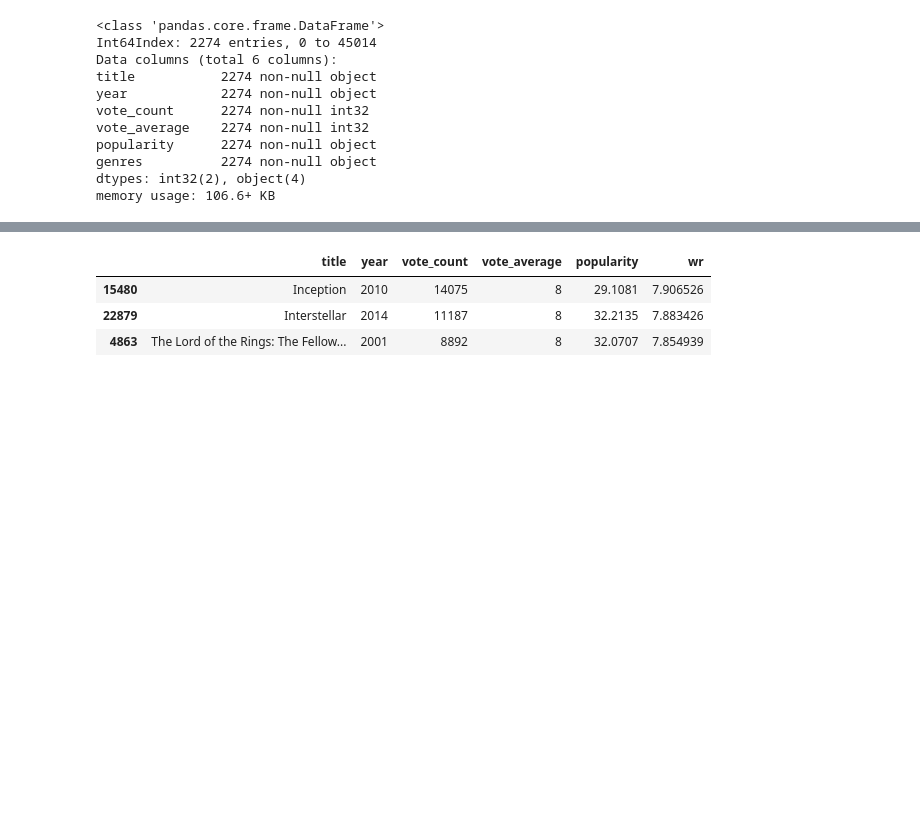
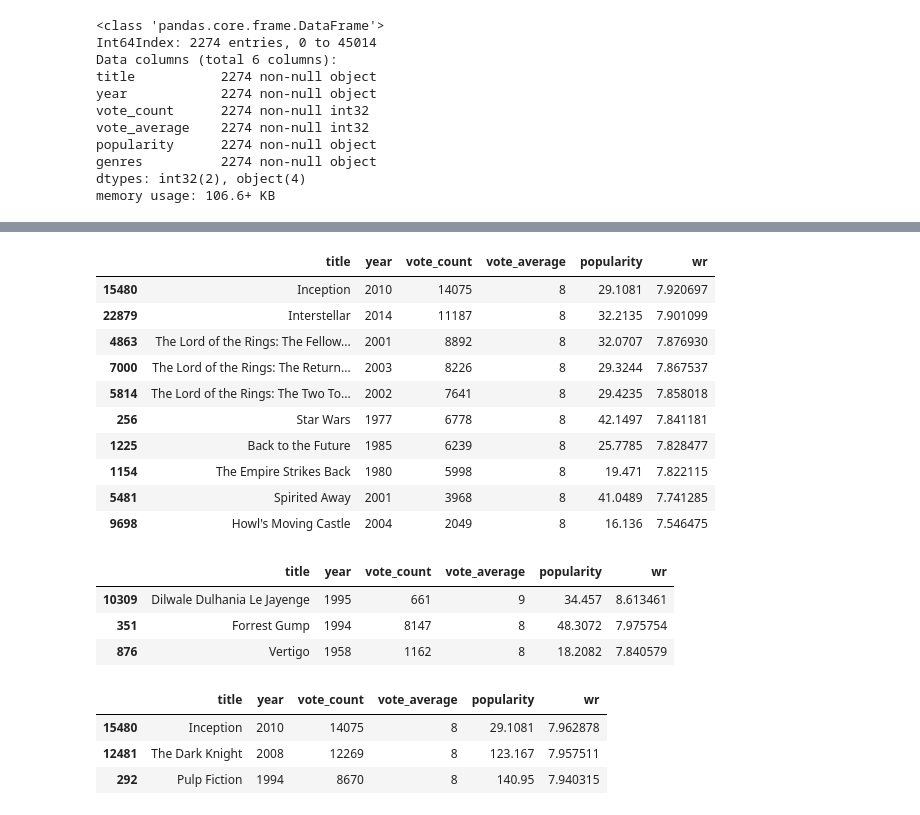
Before and after one commit to dl57934/CoAlert, a Jupyter notebook: sh_System/movieRecommaned/study2.ipynb, the cells around one changed output, grey strips where cells are left out. Saved outputs shown, nothing was run; the diff lists cells and outputs as text; code cells hidden in the pictures; blank space fills up the shorter version.

```diff
--- a/sh_System/movieRecommaned/study2.ipynb
+++ b/sh_System/movieRecommaned/study2.ipynb
@@ -151,9 +106,46 @@ Length: 91106, dtype: object
 # %%
-print(md['genres'].apply(lambda x: pd.Series(md['genres'])).stack().reset_index())
+s_gen = md.apply(lambda x: pd.Series(x['genres']), axis=1).stack().reset_index(level=1, drop=True)
+# %%
+s_gen.name = 'genres'
+s_gen = md.drop('genres', axis=1).join(s_gen)
+# %%
+def bar_chart(genres, percent=0.85):
+    df = s_gen[s_gen['genres'] == genres]
+    vote_count = df[df['vote_count'].notnull()]['vote_count']
+    vote_average = df[df['vote_average'].notnull()]['vote_average']
+    m = vote_count.quantile(percent)
+    c = vote_average.mean()
+    qualified = df[(df['vote_count'].notnull()) & (df['vote_count'] >= m) & df['vote_average'].notnull()][['title', 'year', 'vote_count', 'vote_average', 'popularity']]
+    qualified['vote_count'] = qualified['vote_count'].astype(int)
+    qualified['vote_average'] = qualified['vote_average'].astype(int)
+    qualified['wr'] = qualified.apply(lambda x: (x['vote_count']/(x['vote_count']+m) * x['vote_average']) + (m/(m+x['vote_count']) * c), axis=1)
+    qualified = qualified.sort_values('wr', ascending=False).head(250)
+    return qualified
 # %%
-chart_bar('Adventure').head(3)
+bar_chart('Adventure').head(10)
 # %% [output]
 |  | title | year | vote_count | vote_average | popularity | wr |
-| 15480 | Inception | 2010 | 14075 | 8 | 29.1081 | 7.906526 |
-| 22879 | Interstellar | 2014 | 11187 | 8 | 32.2135 | 7.883426 |
-| 4863 | The Lord of the Rings: The Fellow... | 2001 | 8892 | 8 | 32.0707 | 7.854939 |
+| 15480 | Inception | 2010 | 14075 | 8 | 29.1081 | 7.920697 |
+| 22879 | Interstellar | 2014 | 11187 | 8 | 32.2135 | 7.901099 |
+| 4863 | The Lord of the Rings: The Fellow... | 2001 | 8892 | 8 | 32.0707 | 7.876930 |
+| 7000 | The Lord of the Rings: The Return... | 2003 | 8226 | 8 | 29.3244 | 7.867537 |
+| 5814 | The Lord of the Rings: The Two To... | 2002 | 7641 | 8 | 29.4235 | 7.858018 |
+| 256 | Star Wars | 1977 | 6778 | 8 | 42.1497 | 7.841181 |
+| 1225 | Back to the Future | 1985 | 6239 | 8 | 25.7785 | 7.828477 |
+| 1154 | The Empire Strikes Back | 1980 | 5998 | 8 | 19.471 | 7.822115 |
+| 5481 | Spirited Away | 2001 | 3968 | 8 | 41.0489 | 7.741285 |
+| 9698 | Howl's Moving Castle | 2004 | 2049 | 8 | 16.136 | 7.546475 |
+# %%
+bar_chart('Romance').head(3)
+# %% [output]
+|  | title | year | vote_count | vote_average | popularity | wr |
+| 10309 | Dilwale Dulhania Le Jayenge | 1995 | 661 | 9 | 34.457 | 8.613461 |
+| 351 | Forrest Gump | 1994 | 8147 | 8 | 48.3072 | 7.975754 |
+| 876 | Vertigo | 1958 | 1162 | 8 | 18.2082 | 7.840579 |
+# %%
+bar_chart('Thriller').head(3)
+# %% [output]
+|  | title | year | vote_count | vote_average | popularity | wr |
+| 15480 | Inception | 2010 | 14075 | 8 | 29.1081 | 7.962878 |
+| 12481 | The Dark Knight | 2008 | 12269 | 8 | 123.167 | 7.957511 |
+| 292 | Pulp Fiction | 1994 | 8670 | 8 | 140.95 | 7.940315 |
```
Also changed, not shown: parts of 15 cells of this notebook, 5 other files.
